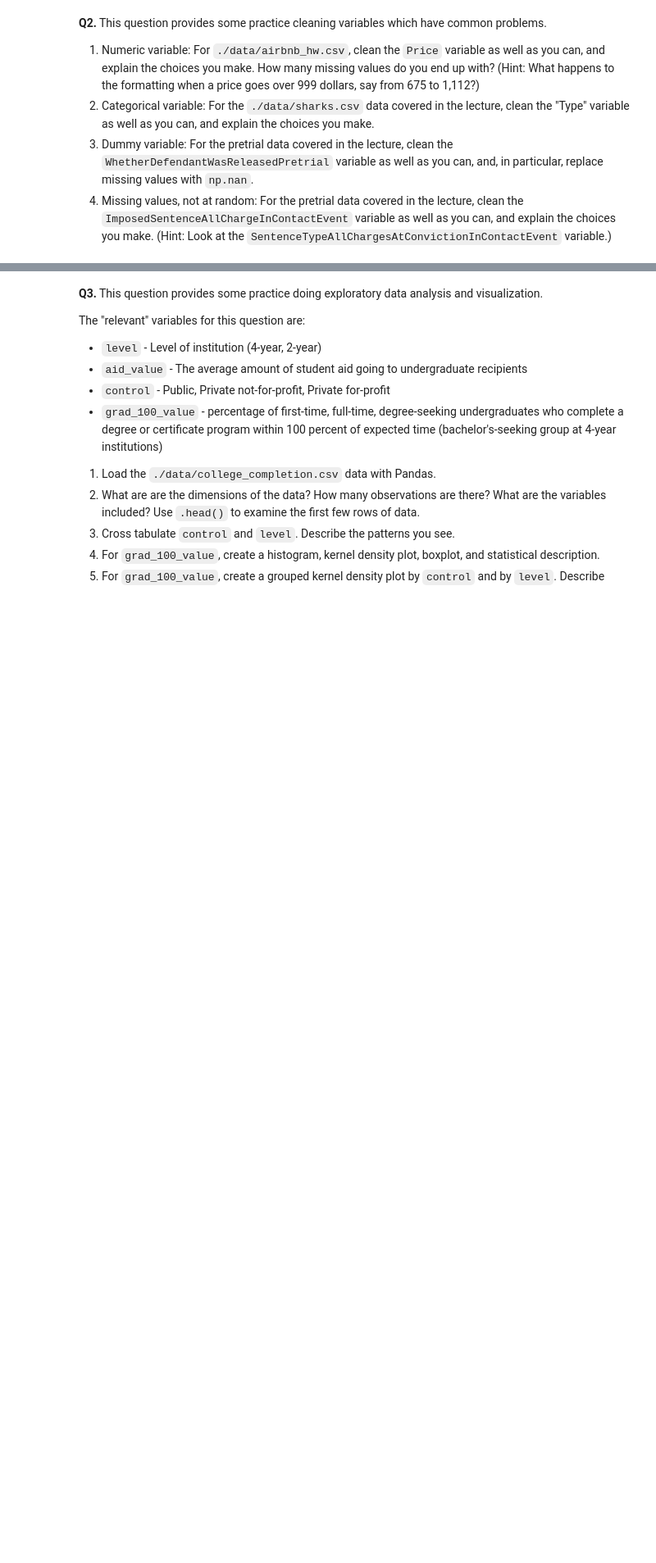
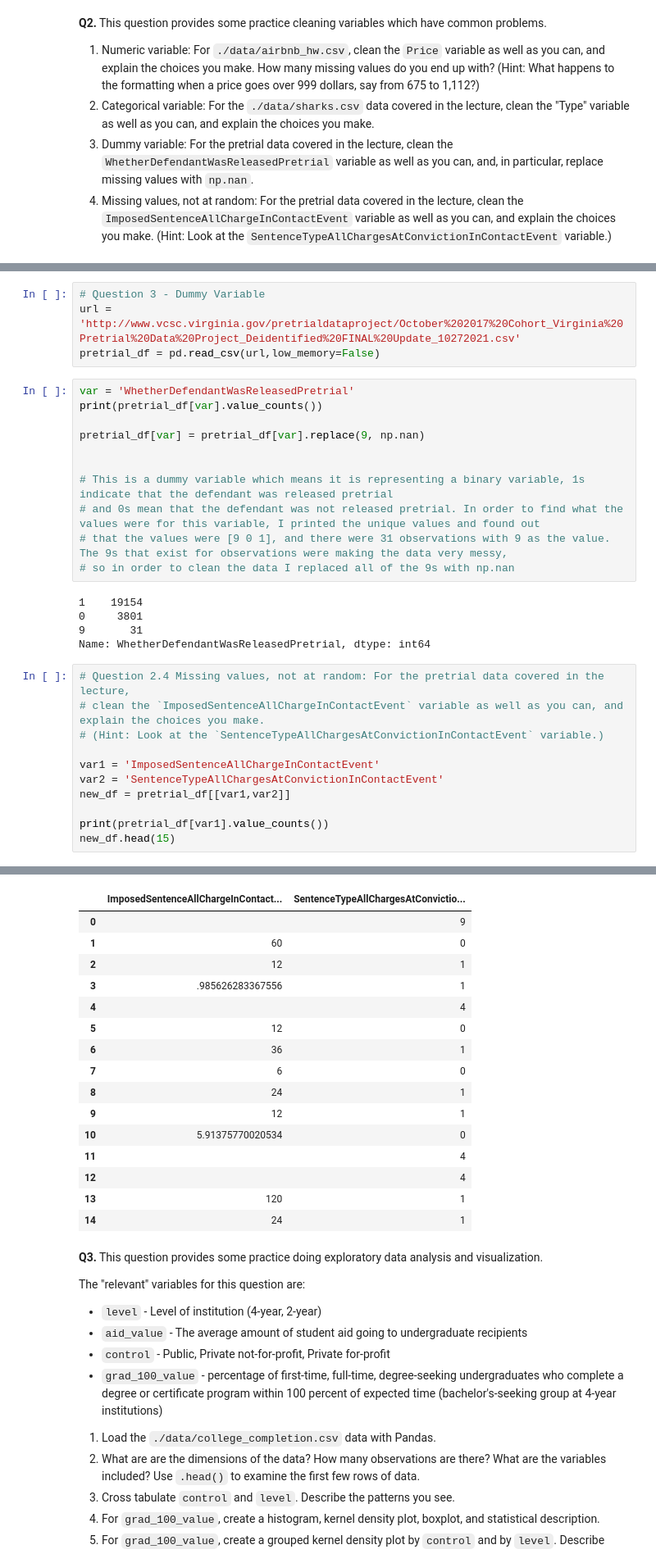
Before and after one commit to gdgurrola/assignment2, a Jupyter notebook: assignment2.ipynb, the cells around one changed output, grey strips where cells are left out. Shown at 82% size. Drawn from its saved outputs; the diff is of its cells as text; blank space fills up the shorter version.

```diff
--- a/assignment2.ipynb
+++ b/assignment2.ipynb
@@ -38,0 +99,32 @@
+# %%
+# Question 3 - Dummy Variable
+url = 'http://www.vcsc.virginia.gov/pretrialdataproject/October%202017%20Cohort_Virginia%20Pretrial%20Data%20Project_Deidentified%20FINAL%20Update_10272021.csv'
+pretrial_df = pd.read_csv(url,low_memory=False)
+# %%
+var = 'WhetherDefendantWasReleasedPretrial'
+print(pretrial_df[var].value_counts())
+
+pretrial_df[var] = pretrial_df[var].replace(9, np.nan)
+
+
+# This is a dummy variable which means it is representing a binary variable, 1s indicate that the defendant was released pretrial
+# and 0s mean that the defendant was not released pretrial. In order to find what the values were for this variable, I printed the unique values and found out
+# that the values were [9 0 1], and there were 31 observations with 9 as the value. The 9s that exist for observations were making the data very messy,
+# so in order to clean the data I replaced all of the 9s with np.nan
+# %% [output]
+1    19154
+0     3801
+9       31
+Name: WhetherDefendantWasReleasedPretrial, dtype: int64
+# %%
+# Question 2.4 Missing values, not at random: For the pretrial data covered in the lecture,
+# clean the `ImposedSentenceAllChargeInContactEvent` variable as well as you can, and explain the choices you make.
+# (Hint: Look at the `SentenceTypeAllChargesAtConvictionInContactEvent` variable.)
+
+var1 = 'ImposedSentenceAllChargeInContactEvent'
+var2 = 'SentenceTypeAllChargesAtConvictionInContactEvent'
+new_df = pretrial_df[[var1,var2]]
+
+print(pretrial_df[var1].value_counts())
+new_df.head(15)
+# %% [output]
@@ -39,3 +143,19 @@
+|  | ImposedSentenceAllChargeInContact... | SentenceTypeAllChargesAtConvictio... |
+| 0 |  | 9 |
+| 1 | 60 | 0 |
+| 2 | 12 | 1 |
+| 3 | .985626283367556 | 1 |
+| 4 |  | 4 |
+| 5 | 12 | 0 |
+| 6 | 36 | 1 |
+| 7 | 6 | 0 |
+| 8 | 24 | 1 |
+| 9 | 12 | 1 |
+| 10 | 5.91375770020534 | 0 |
+| 11 |  | 4 |
+| 12 |  | 4 |
+| 13 | 120 | 1 |
+| 14 | 24 | 1 |
 # %% [markdown]
 **Q3.** This question provides some practice doing exploratory data analysis and visualization.
 
```
Also changed, not shown: parts of 6 cells of this notebook, 1 other file.
